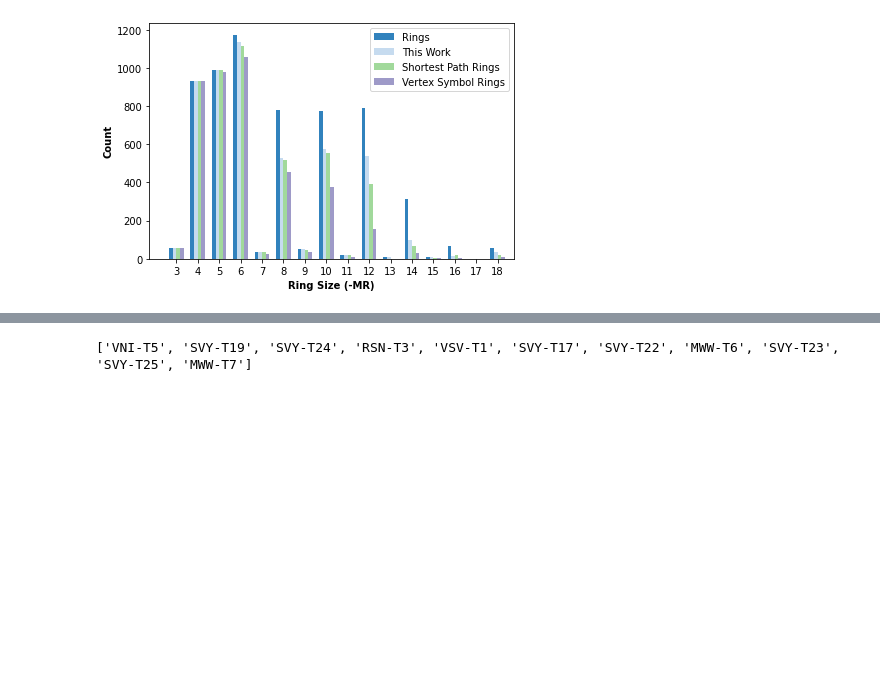
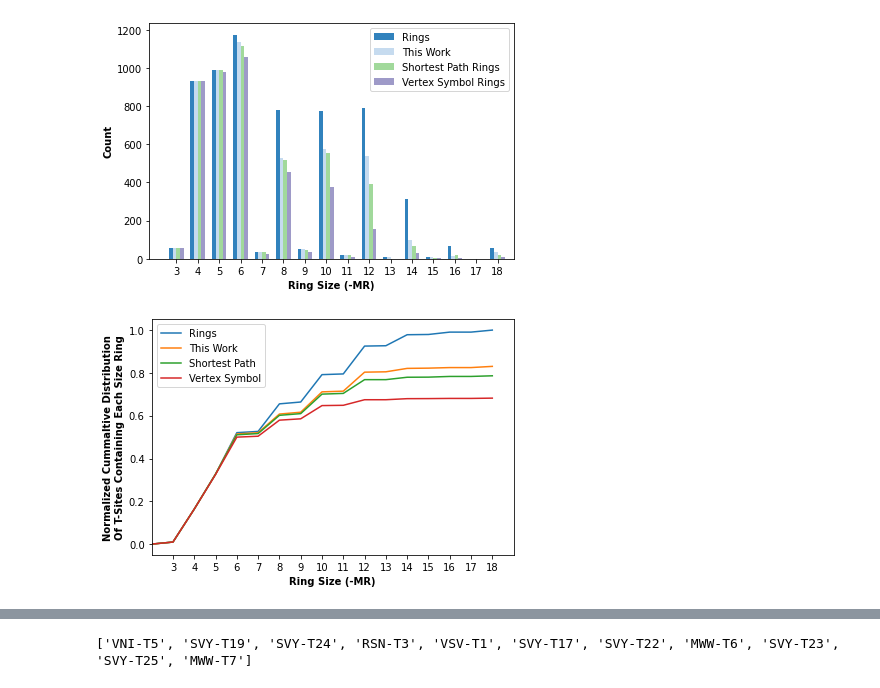
Before and after one commit to wfschneidergroup/zse_manuscript, a Jupyter notebook: results_code/ring_frequency_plots.ipynb, the cells around one changed output, grey strips where cells are left out. Drawn from its saved outputs; the diff is of its cells as text; code cells hidden in the pictures; blank space fills up the shorter version.

```diff
--- a/results_code/ring_frequency_plots.ipynb
+++ b/results_code/ring_frequency_plots.ipynb
@@ -353,3 +353,33 @@ plt.savefig('../figures/completed-figures/tsite-ring-counts.pdf',dpi=300)
 plt.show()
 # %% [output]
 [figure]
+# %%
+
+def ecdf(vals):
+    result = [vals[0]]
+    for i,v in enumerate(vals[:-1]):
+        result.append(result[-1]+vals[i+1])
+    result = np.array(result)
+    return result
+r = ecdf(g_counts)
+n = r[-1]
+
+
+ring_sizes = np.arange(19)
+plt.plot(ring_sizes,ecdf(g_counts)/n,label='Rings')
+plt.plot(ring_sizes,ecdf(c_counts)/n,label='This Work')
+plt.plot(ring_sizes,ecdf(s_counts)/n,label='Shortest Path')
+plt.plot(ring_sizes,ecdf(v_counts)/n,label='Vertex Symbol')
+
+
+plt.xlim([2,19])
+plt.xticks(np.arange(3,19),np.arange(3,19))
+#plt.yticks([])
+plt.ylabel('Normalized Cummaltive Distribution\nOf T-Sites Containing Each Size Ring',weight='bold')
+plt.xlabel('Ring Size (-MR)',weight='bold')
+plt.tight_layout()
+plt.legend()
+plt.savefig('../figures/completed-figures/tsite-ecdf.pdf',dpi=300)
+plt.show()
+# %% [output]
+[figure, added]
```
Also changed, not shown: parts of 1 cell of this notebook, 24 other files.
